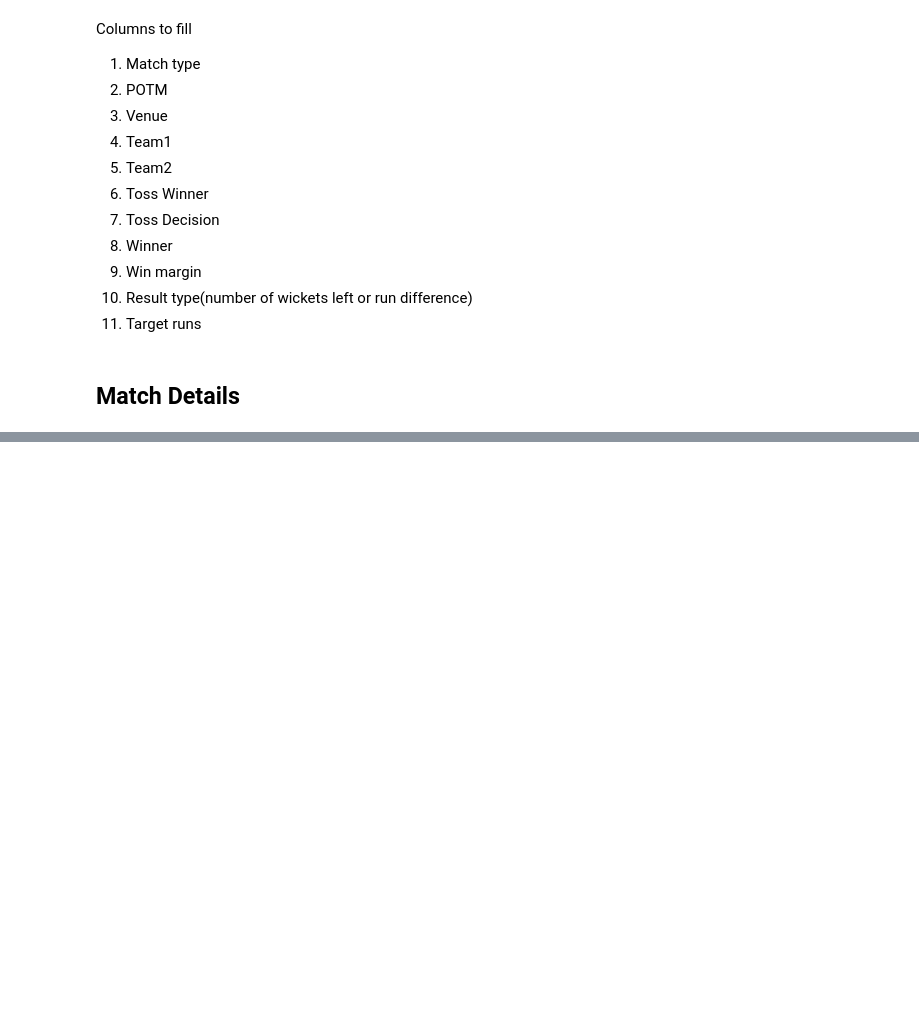
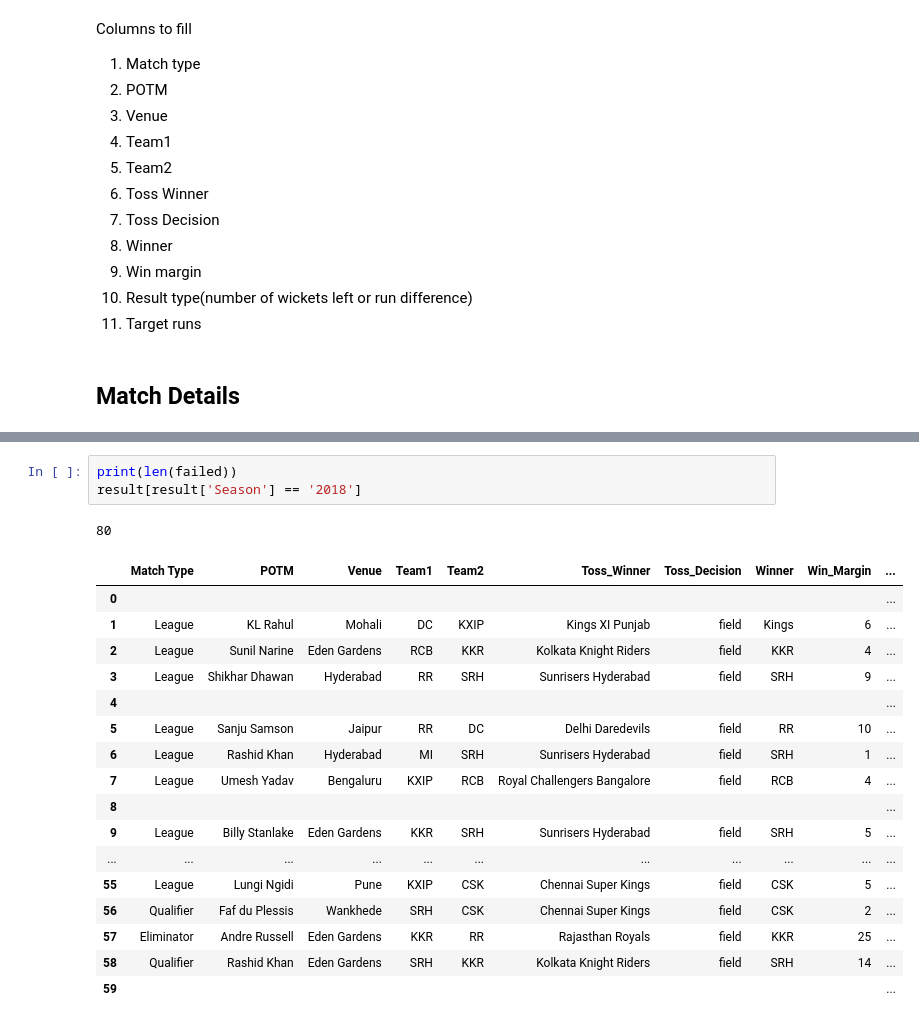
Before and after one commit to harshit-3024/Howzat, a Jupyter notebook: IPL_DS.ipynb, the cells around one changed output, grey strips where cells are left out. Cells and saved outputs as stored; diff of their text form; blank space fills up the shorter version.

Commit message:
IDA-4 Merged the data. Need to add the missing match details

```diff
--- a/IPL_DS.ipynb
+++ b/IPL_DS.ipynb
@@ -278,0 +191,22 @@ result
+# %%
+print(len(failed))
+result[result['Season'] == '2018']
+# %% [output]
+80
+|  | Match Type | POTM | Venue | Team1 | Team2 | Toss_Winner | Toss_Decision | Winner | Win_Margin | ... |
+| 0 |  |  |  |  |  |  |  |  |  | ... |
+| 1 | League | KL Rahul | Mohali | DC | KXIP | Kings XI Punjab | field | Kings | 6 | ... |
+| 2 | League | Sunil Narine | Eden Gardens | RCB | KKR | Kolkata Knight Riders | field | KKR | 4 | ... |
+| 3 | League | Shikhar Dhawan | Hyderabad | RR | SRH | Sunrisers Hyderabad | field | SRH | 9 | ... |
+| 4 |  |  |  |  |  |  |  |  |  | ... |
+| 5 | League | Sanju Samson | Jaipur | RR | DC | Delhi Daredevils | field | RR | 10 | ... |
+| 6 | League | Rashid Khan | Hyderabad | MI | SRH | Sunrisers Hyderabad | field | SRH | 1 | ... |
+| 7 | League | Umesh Yadav | Bengaluru | KXIP | RCB | Royal Challengers Bangalore | field | RCB | 4 | ... |
+| 8 |  |  |  |  |  |  |  |  |  | ... |
+| 9 | League | Billy Stanlake | Eden Gardens | KKR | SRH | Sunrisers Hyderabad | field | SRH | 5 | ... |
+| ... | ... | ... | ... | ... | ... | ... | ... | ... | ... | ... |
+| 55 | League | Lungi Ngidi | Pune | KXIP | CSK | Chennai Super Kings | field | CSK | 5 | ... |
+| 56 | Qualifier | Faf du Plessis | Wankhede | SRH | CSK | Chennai Super Kings | field | CSK | 2 | ... |
+| 57 | Eliminator | Andre Russell | Eden Gardens | KKR | RR | Rajasthan Royals | field | KKR | 25 | ... |
+| 58 | Qualifier | Rashid Khan | Eden Gardens | SRH | KKR | Kolkata Knight Riders | field | SRH | 14 | ... |
+| 59 |  |  |  |  |  |  |  |  |  | ... |
```
Also changed, not shown: parts of 5 cells of this notebook.
